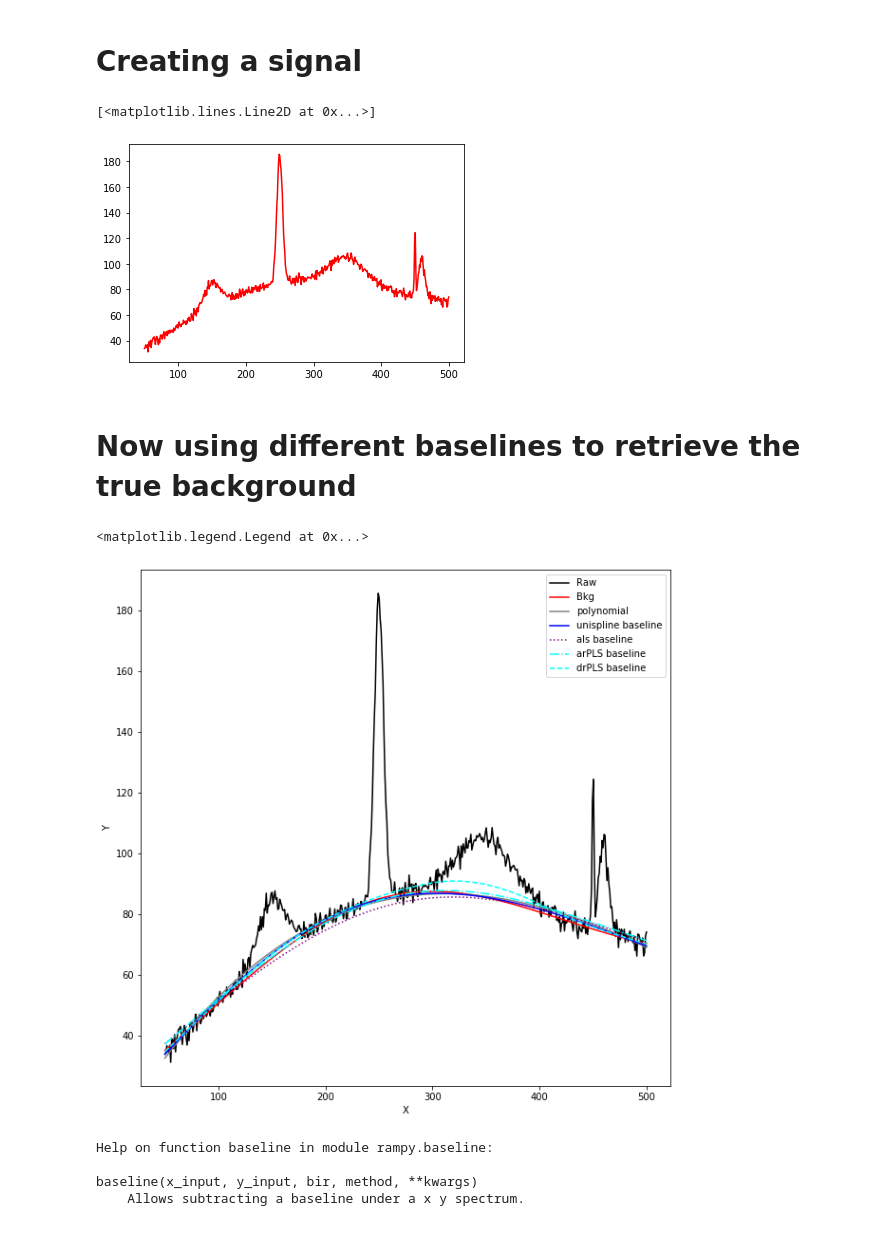
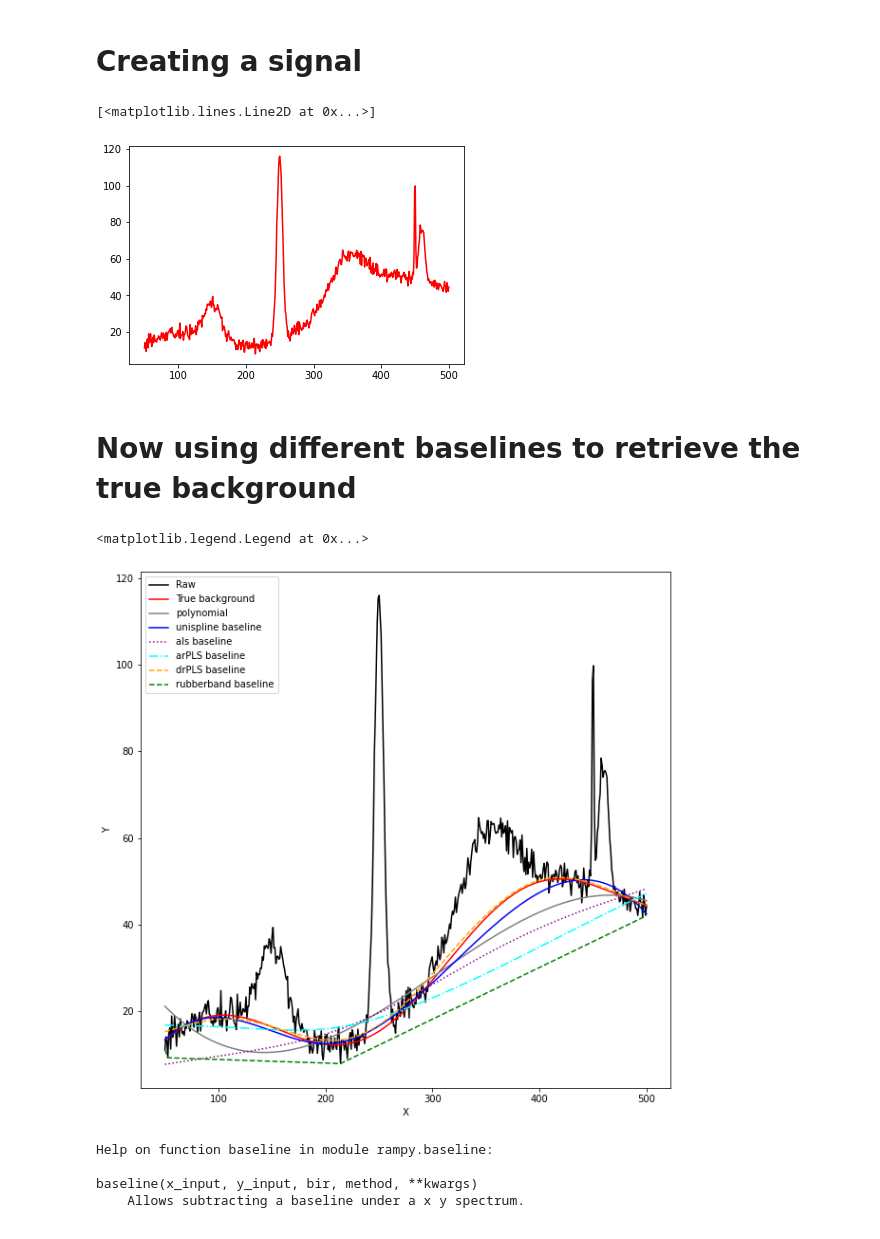
Before and after one commit to charlesll/rampy, a Jupyter notebook: examples/baseline_fit.ipynb, the cells around one changed output. Cells and saved outputs as stored; diff of their text form; code cells hidden in the pictures.

```diff
--- a/examples/baseline_fit.ipynb
+++ b/examples/baseline_fit.ipynb
@@ -21,8 +21,8 @@ p3 = 50.0 * np.exp(-np.log(2) * ((x-450.0)/1.0)**2)
 p4 = 20.0 * np.exp(-np.log(2) * ((x-350.0)/30.0)**2)
 p5 = 30.0 * np.exp(-np.log(2) * ((x-460.0)/5.0)**2)
 
-# background: a large gaussian + linear
-bkg = 60.0 * np.exp(-np.log(2) * ((x-250.0)/200.0)**2) + 0.1*x
+# background: a large sin distortion + linear
+bkg = 10*np.sin(x/50) + 0.1*x
 
 #noise
 noise = 2.0 * np.random.normal(size=nb_points)
@@ -33,40 +33,42 @@ y = p1 + p2 + p3 + p4 + p5 + noise +bkg
 plt.plot(x,y,"r-")
 # %% [output]
 [<matplotlib.lines.Line2D at 0x...>]
-[figure, old version]
+[figure, new version]
 # %% [markdown]
 # Now using different baselines to retrieve the true background
 # %%
 # need to define some fitting regions for the spline
 roi = np.array([[0,100],[200,220],[280, 290],[420,430],[480,500]])
 
 # calculating the baselines
 ycalc_poly, base_poly = rampy.baseline(x,y,roi,'poly',polynomial_order=3 )
 #ycalc_gcvspl, base_gcvspl = rampy.baseline(x,y,roi,'gcvspline',s=0.1 ) # activate if you have installed gcvspline
 ycalc_uni, base_uni = rampy.baseline(x,y,roi,'unispline',s=1e0)
 ycalc_als, base_als = rampy.baseline(x,y,roi,'als',lam=10**7,p=0.05)
 ycalc_arpls, base_arpsl = rampy.baseline(x,y,roi,'arPLS',lam=10**7,ratio=0.001)
 ycalc_drpls, base_drpsl = rampy.baseline(x,y,roi,'drPLS')
+ycalc_rubberband, base_rubberband = rampy.baseline(x,y,roi,'rubberband')
 
 # doing the figure
 plt.figure(figsize=(10,10))
 plt.plot(x,y,"k-",label="Raw")
-plt.plot(x,bkg,"r-",label="Bkg")
+plt.plot(x,bkg,"r-",label="True background")
 
 plt.plot(x,base_poly,"-",color="grey",label="polynomial")
 plt.plot(x,base_uni,"b-",label="unispline baseline")
 #plot(x,base_gcvspl,"-",color="orange",label="gcvspline baseline") # activate if you have installed gcvspline
 plt.plot(x,base_als,":",color="purple",label="als baseline")
 plt.plot(x,base_arpsl,"-.",color="cyan",label="arPLS baseline")
-plt.plot(x,base_drpsl,"--",color="cyan",label="drPLS baseline")
+plt.plot(x,base_drpsl,"--",color="orange",label="drPLS baseline")
+plt.plot(x,base_rubberband,"--",color="green",label="rubberband baseline")
 
 plt.xlabel("X")
 plt.ylabel("Y")
 
 plt.legend()
 # %% [output]
 <matplotlib.legend.Legend at 0x...>
-[figure, old version]
+[figure, new version]
 # %%
 help(rampy.baseline)
 # %% [output]
```
Also changed, not shown: 6 other files.
